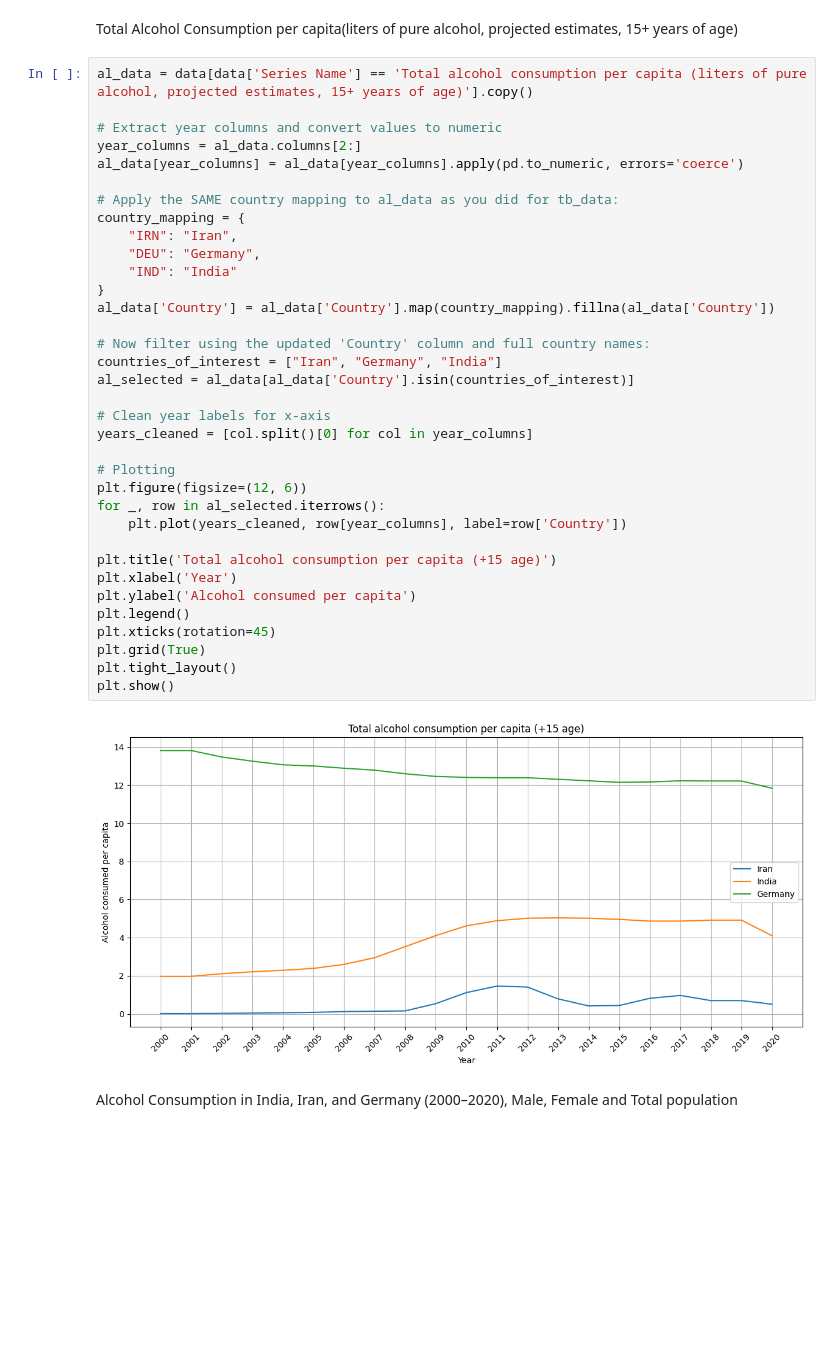
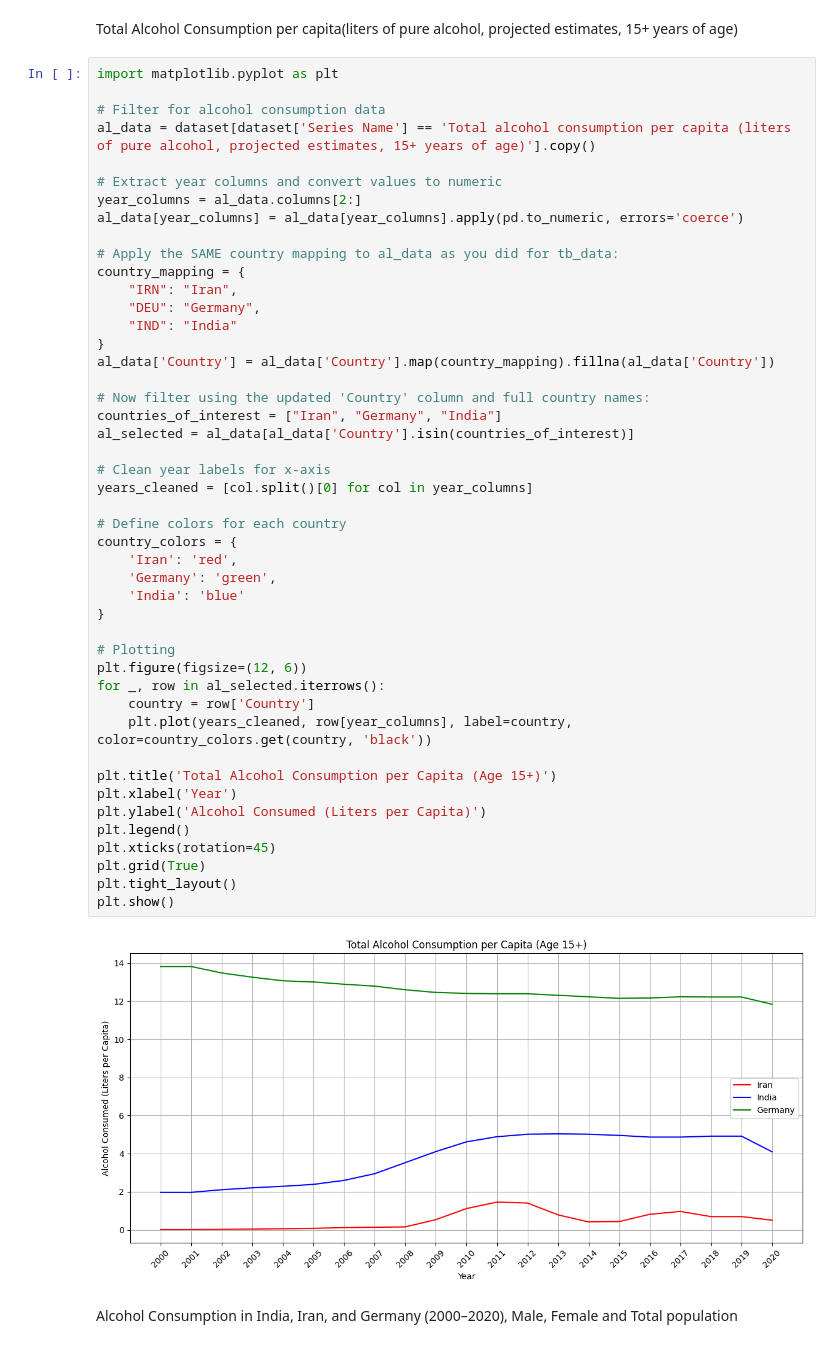
Before and after one commit to Man2Dev/colab, a Jupyter notebook: Copy_of_MainProject_Fixed.ipynb, the cells around one changed output. Drawn from its saved outputs; the diff is of its cells as text; blank space fills up the shorter version.

```diff
--- a/Copy_of_MainProject_Fixed.ipynb
+++ b/Copy_of_MainProject_Fixed.ipynb
@@ -77,42 +31,53 @@ See the caveats in the documentation: https://pandas.pydata.org/pandas-docs/stab
 # %% [markdown]
 Total Alcohol Consumption per capita(liters of pure alcohol, projected estimates, 15+ years of age)
 # %%
-al_data = data[data['Series Name'] == 'Total alcohol consumption per capita (liters of pure alcohol, projected estimates, 15+ years of age)'].copy()
+import matplotlib.pyplot as plt
+
+# Filter for alcohol consumption data
+al_data = dataset[dataset['Series Name'] == 'Total alcohol consumption per capita (liters of pure alcohol, projected estimates, 15+ years of age)'].copy()
 
 # Extract year columns and convert values to numeric
 year_columns = al_data.columns[2:]
 al_data[year_columns] = al_data[year_columns].apply(pd.to_numeric, errors='coerce')
 
 # Apply the SAME country mapping to al_data as you did for tb_data:
 country_mapping = {
     "IRN": "Iran",
     "DEU": "Germany",
     "IND": "India"
 }
 al_data['Country'] = al_data['Country'].map(country_mapping).fillna(al_data['Country'])
 
 # Now filter using the updated 'Country' column and full country names:
 countries_of_interest = ["Iran", "Germany", "India"]
 al_selected = al_data[al_data['Country'].isin(countries_of_interest)]
 
 # Clean year labels for x-axis
 years_cleaned = [col.split()[0] for col in year_columns]
 
+# Define colors for each country
+country_colors = {
+    'Iran': 'red',
+    'Germany': 'green',
+    'India': 'blue'
+}
+
 # Plotting
 plt.figure(figsize=(12, 6))
 for _, row in al_selected.iterrows():
-    plt.plot(years_cleaned, row[year_columns], label=row['Country'])
+    country = row['Country']
+    plt.plot(years_cleaned, row[year_columns], label=country, color=country_colors.get(country, 'black'))
 
-plt.title('Total alcohol consumption per capita (+15 age)')
+plt.title('Total Alcohol Consumption per Capita (Age 15+)')
 plt.xlabel('Year')
-plt.ylabel('Alcohol consumed per capita')
+plt.ylabel('Alcohol Consumed (Liters per Capita)')
 plt.legend()
 plt.xticks(rotation=45)
 plt.grid(True)
 plt.tight_layout()
 plt.show()
 # %% [output]
-[figure, old version]
+[figure, new version]
 # %% [markdown]
 Alcohol Consumption in India, Iran, and Germany (2000–2020), Male, Female and Total population
 # %%
```
Also changed, not shown: parts of 6 cells of this notebook.
